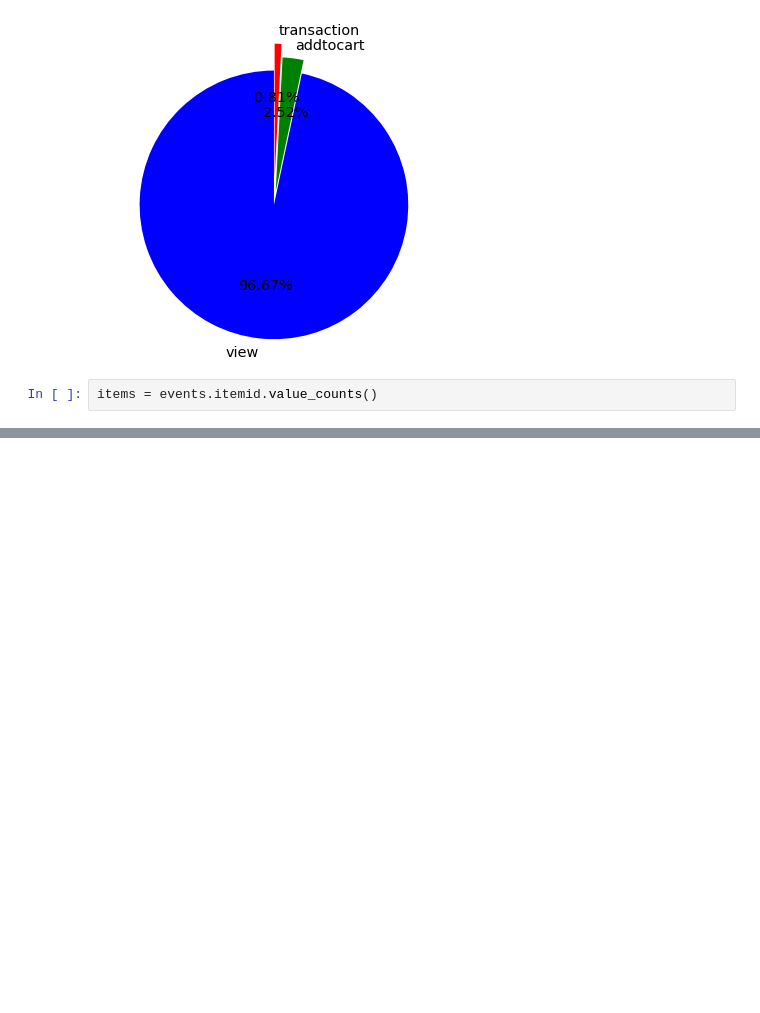
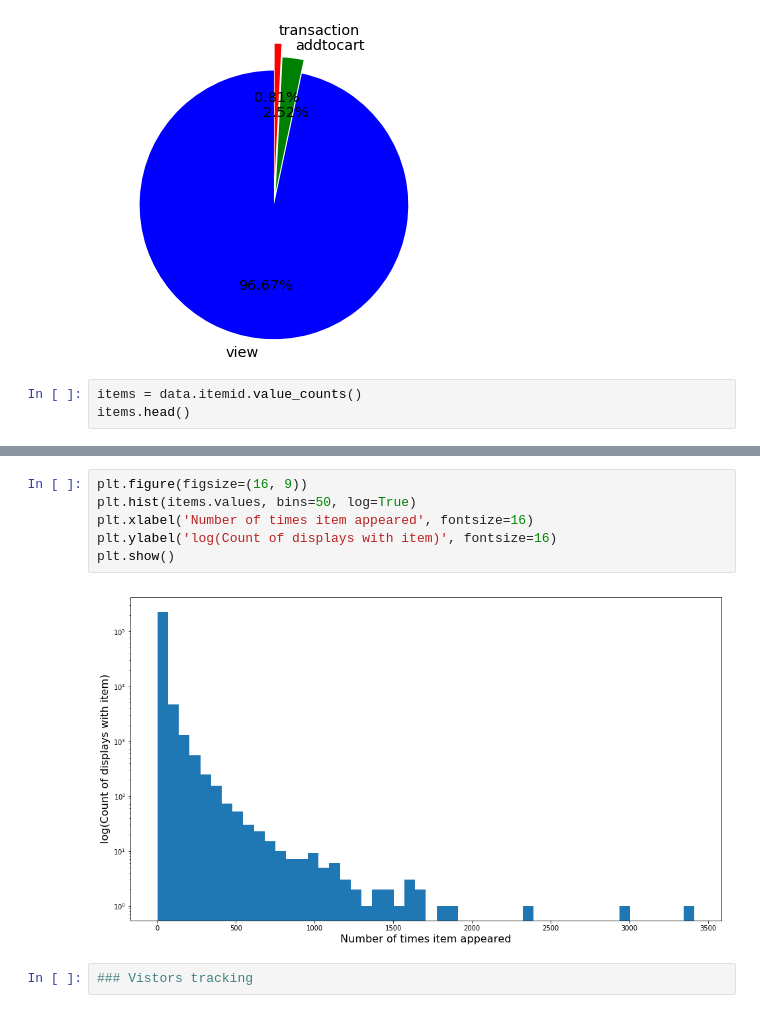
Before and after one commit to oya-oya/skit_hack, a Jupyter notebook: ensemble/tinkering/recomender_RNN.ipynb, the cells around one changed output, grey strips where cells are left out. Cells and saved outputs as stored; diff of their text form; blank space fills up the shorter version.

```diff
--- a/ensemble/tinkering/recomender_RNN.ipynb
+++ b/ensemble/tinkering/recomender_RNN.ipynb
@@ -62,5 +93,6 @@ plt.show()
 (3,)
 [figure]
 # %%
-items = events.itemid.value_counts()
+items = data.itemid.value_counts()
+items.head()
 # %% [output]
@@ -67,0 +129,10 @@ NameError: name 'events' is not defined
+# %%
+plt.figure(figsize=(16, 9))
+plt.hist(items.values, bins=50, log=True)
+plt.xlabel('Number of times item appeared', fontsize=16)
+plt.ylabel('log(Count of displays with item)', fontsize=16)
+plt.show()
+# %% [output]
+[figure, added]
+# %%
+### Vistors tracking
```
Also changed, not shown: parts of 22 cells of this notebook.
